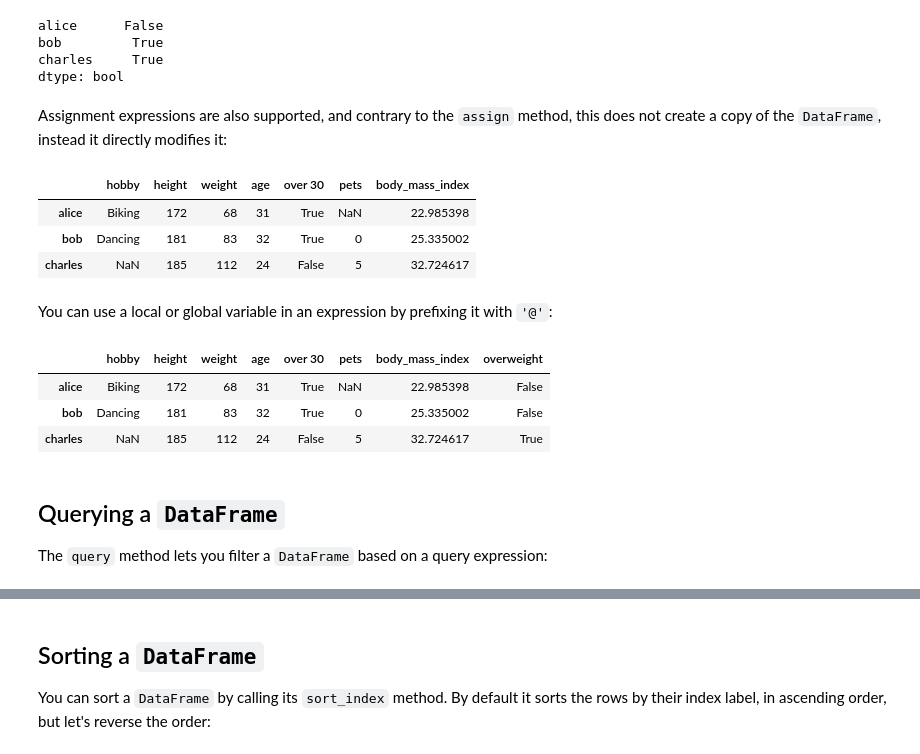
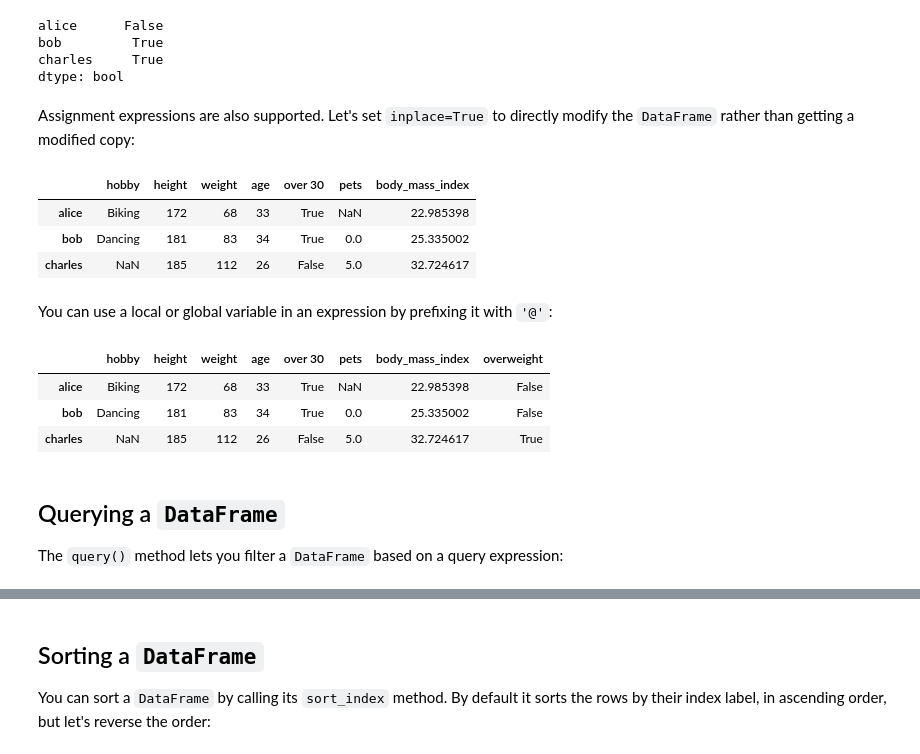
Before and after one commit to ageron/handson-ml2, a Jupyter notebook: tools_pandas.ipynb, the cells around one changed output, grey strips where cells are left out. Drawn from its saved outputs; the diff is of its cells as text; code cells hidden in the pictures.

```diff
--- a/tools_pandas.ipynb
+++ b/tools_pandas.ipynb
@@ -896,5 +907,5 @@ people
 # %%
-people["age"] = 2016 - people["birthyear"]  # adds a new column "age"
+people["age"] = 2018 - people["birthyear"]  # adds a new column "age"
 people["over 30"] = people["age"] > 30      # adds another column "over 30"
 birthyears = people.pop("birthyear")
 del people["children"]
@@ -1003,30 +1014,30 @@ alice      False
 bob         True
 charles     True
 dtype: bool
-# %% [markdown]
-Assignment expressions are also supported, and contrary to the `assign` method, this does not create a copy of the `DataFrame`, instead it directly modifies it:
+# %% [markdown]
+Assignment expressions are also supported. Let's set `inplace=True` to directly modify the `DataFrame` rather than getting a modified copy:
 # %%
-people.eval("body_mass_index = weight / (height/100) ** 2")
+people.eval("body_mass_index = weight / (height/100) ** 2", inplace=True)
 people
 # %% [output]
 |  | hobby | height | weight | age | over 30 | pets | body_mass_index |
-| alice | Biking | 172 | 68 | 31 | True | NaN | 22.985398 |
-| bob | Dancing | 181 | 83 | 32 | True | 0 | 25.335002 |
-| charles | NaN | 185 | 112 | 24 | False | 5 | 32.724617 |
+| alice | Biking | 172 | 68 | 33 | True | NaN | 22.985398 |
+| bob | Dancing | 181 | 83 | 34 | True | 0.0 | 25.335002 |
+| charles | NaN | 185 | 112 | 26 | False | 5.0 | 32.724617 |
 # %% [markdown]
 You can use a local or global variable in an expression by prefixing it with `'@'`:
 # %%
 overweight_threshold = 30
-people.eval("overweight = body_mass_index > @overweight_threshold")
+people.eval("overweight = body_mass_index > @overweight_threshold", inplace=True)
 people
 # %% [output]
 |  | hobby | height | weight | age | over 30 | pets | body_mass_index | overweight |
-| alice | Biking | 172 | 68 | 31 | True | NaN | 22.985398 | False |
-| bob | Dancing | 181 | 83 | 32 | True | 0 | 25.335002 | False |
-| charles | NaN | 185 | 112 | 24 | False | 5 | 32.724617 | True |
+| alice | Biking | 172 | 68 | 33 | True | NaN | 22.985398 | False |
+| bob | Dancing | 181 | 83 | 34 | True | 0.0 | 25.335002 | False |
+| charles | NaN | 185 | 112 | 26 | False | 5.0 | 32.724617 | True |
 # %% [markdown]
 ## Querying a `DataFrame`
-The `query` method lets you filter a `DataFrame` based on a query expression:
+The `query()` method lets you filter a `DataFrame` based on a query expression:
 # %%
 people.query("age > 30 and pets == 0")
 # %% [output]
```
Also changed, not shown: parts of 117 cells of this notebook.
